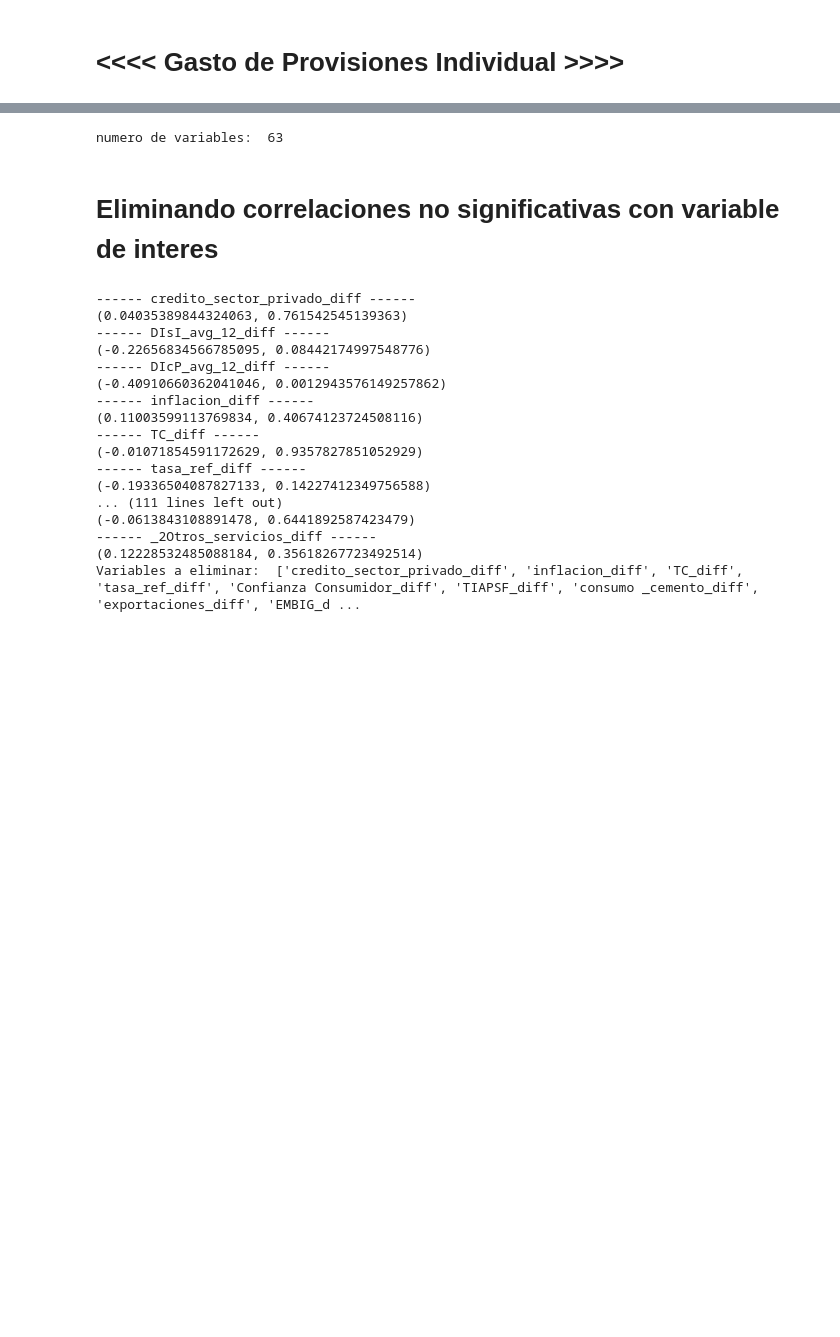
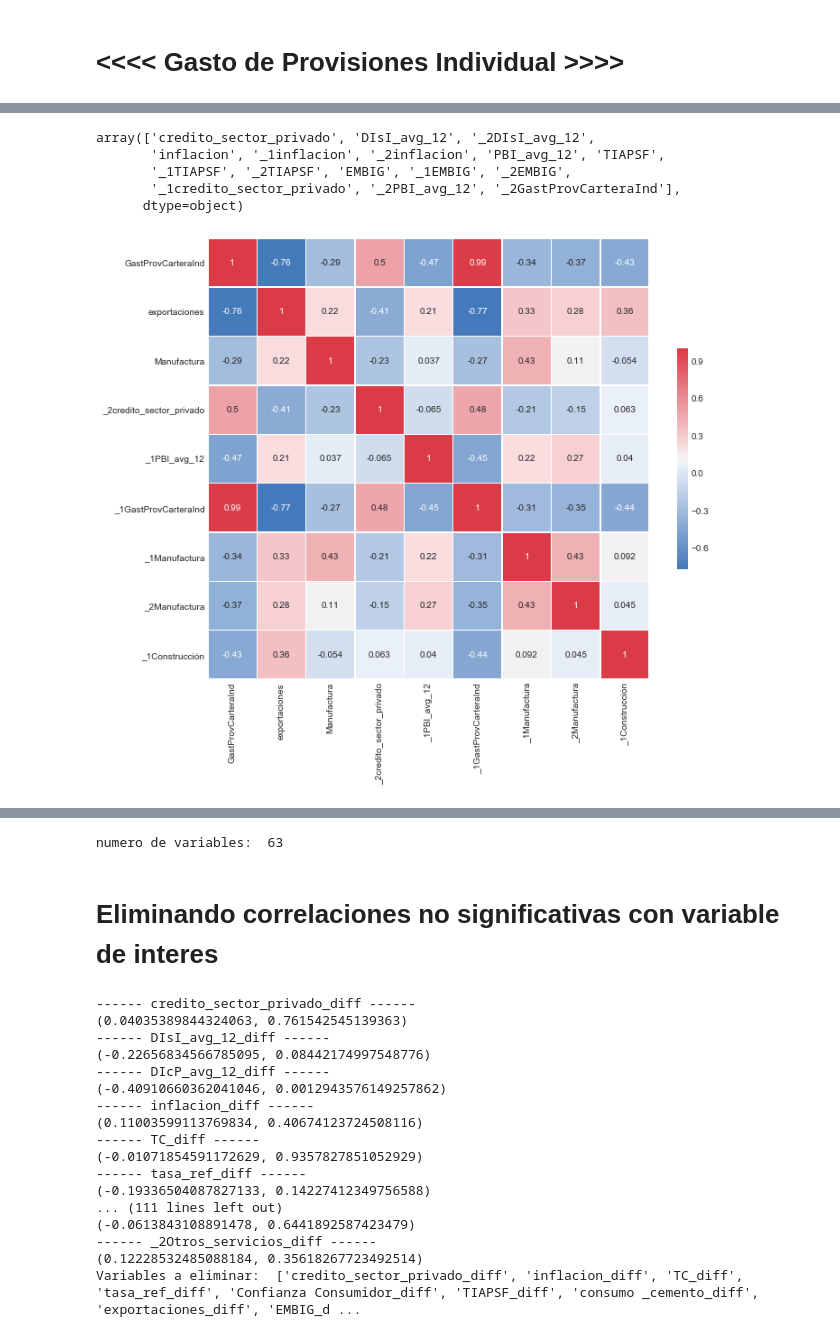
Before and after one commit to NigthDragon5000/Credit-Risk-Modeling, a Jupyter notebook: Series de Tiempo - modelo PBI.ipynb, the cells around one changed output, grey strips where cells are left out. Cells and saved outputs as stored; diff of their text form; code cells hidden in the pictures; blank space fills up the shorter version.

Commit message:
Add files via upload
Modelo basado en correlaciones

```diff
--- a/Series de Tiempo - modelo PBI.ipynb
+++ b/Series de Tiempo - modelo PBI.ipynb
@@ -9,0 +81,2 @@ import matplotlib.pyplot as plt
+# %%
+ind.dropna(inplace=True)
@@ -9,0 +127,29 @@ import matplotlib.pyplot as plt
+# %%
+def eliminar_autocorr(df,dep,corr_max=0.50):
+    ind=df.copy()
+    a_eliminar=[]
+    for variable_1 in ind.columns:
+        for variable_2 in ind.columns:
+            #print('Variable 1: ',variable_1,' y Variable 2: ',variable_2)
+            #print(pearsonr(ind[variable_1],ind[variable_2]))
+            #print('Correlacion de la variable 1 con gasto: ',pearsonr(ind[variable_1],ind['GastProvCarteraInd']))
+            #print('Correlacion de la variable 2 con gasto: ',pearsonr(ind[variable_2],ind['GastProvCarteraInd']))
+            try:
+                if  pearsonr(ind[variable_1],ind[variable_2])[0]>corr_max and variable_1 != variable_2  and (variable_1 != dep and variable_2 != dep):
+                    if abs(pearsonr(ind[variable_1],ind[dep])[0]) > abs(pearsonr(ind[variable_2],ind[dep])[0]):
+                        print('A eliminar: ',variable_2)
+                        print('Por: ',variable_1)
+                        print('Correlación de: ',pearsonr(ind[variable_1],ind[variable_2])[0])
+                        a_eliminar.append(variable_2)
+                    else:
+                        print('A eliminar: ',variable_1)
+                        print('Por: ',variable_2)
+                        print('Correlación de: ',pearsonr(ind[variable_1],ind[variable_2])[0])
+                        a_eliminar.append(variable_1)
+            except:
+                pass
+    a_eliminar=pd.Series(a_eliminar)
+    a_eliminar= a_eliminar.unique()
+    return a_eliminar
+# %%
+a_eliminar=eliminar_autocorr(ind,'GastProvCarteraInd',0.7)
@@ -9,0 +174,14 @@ import matplotlib.pyplot as plt
+# %%
+a_eliminar
+# %% [output]
+array(['credito_sector_privado', 'DIsI_avg_12', '_2DIsI_avg_12',
+       'inflacion', '_1inflacion', '_2inflacion', 'PBI_avg_12', 'TIAPSF',
+       '_1TIAPSF', '_2TIAPSF', 'EMBIG', '_1EMBIG', '_2EMBIG',
+       '_1credito_sector_privado', '_2PBI_avg_12', '_2GastProvCarteraInd'],
+      dtype=object)
+# %%
+ind.drop(a_eliminar,axis=1,inplace=True)
+# %%
+ CorrMtx(ind)
+# %% [output]
+[figure, added]
```
Also changed, not shown: parts of 31 cells of this notebook.
